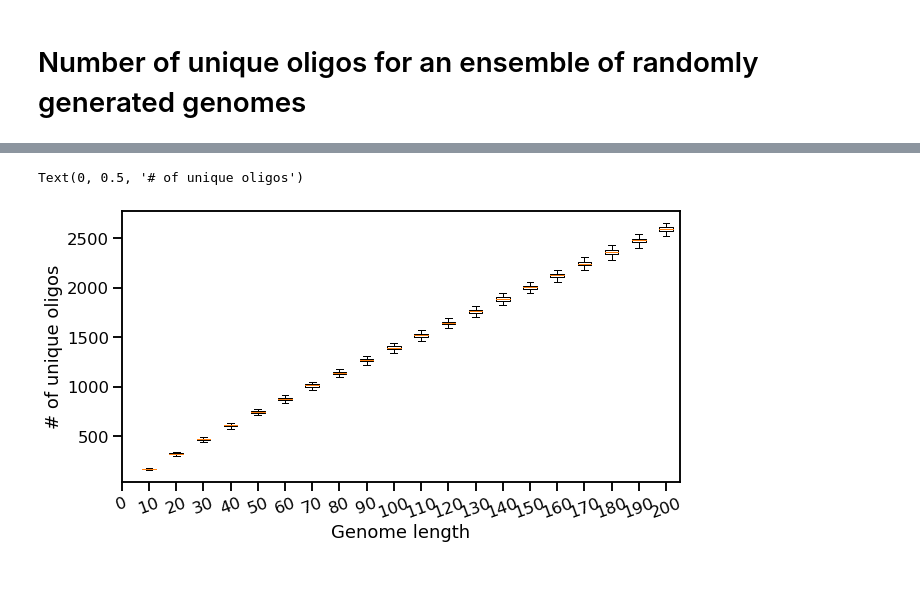
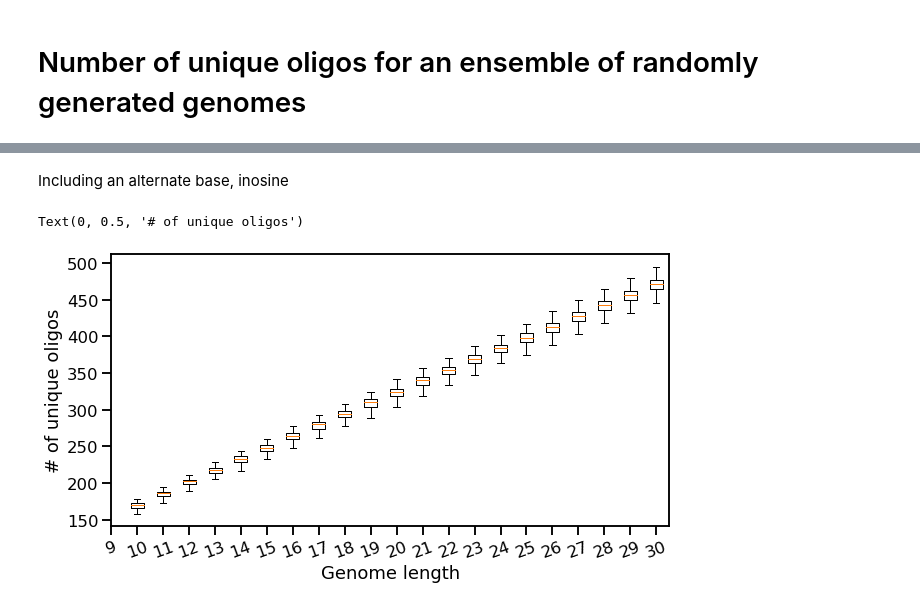
Before and after one commit to shriyaamittal/JWS_scripts, a Jupyter notebook: unique_oligos_virtual_circular_genome.ipynb, the cells around one changed output, grey strips where cells are left out. Saved outputs shown, nothing was run; the diff lists cells and outputs as text; code cells hidden in the pictures; blank space fills up the shorter version.

Commit message:
non-uniform distribution, inosine

```diff
--- a/unique_oligos_virtual_circular_genome.ipynb
+++ b/unique_oligos_virtual_circular_genome.ipynb
@@ -121,3 +166,7 @@ Unique oligos:          {'UU', 'UA', 'UUA', 'AUA', 'AAU', 'AA', 'UAU', 'UAA', 'A
+# %%
+distribution="residue_4_uniform_distribution"
+#distribution="residue_4_non_uniform_human_distribution"
+#distribution="residue_5_with_inosine"
 # %%
 smallest_genome_size=10
 largest_genome_size=31
@@ -140 +232,5 @@ np.save("data_L_10_31_step1_2_10.npy",data)
+# %%
+#distribution="residue_4_uniform_distribution"
+distribution="residue_4_non_uniform_human_distribution"
+#distribution="residue_5_with_inosine"
 # %%
@@ -160,8 +275,18 @@ step=10
 
 data=[]
 for L in range(smallest_genome_size,largest_genome_size,step): # Length of genome
-    num_unique_oligos_genome_length_L=func_run_iterations_collect_data(L,smallest_oligo_size,largest_oligo_size,N_ITER)
+    num_unique_oligos_genome_length_L=func_run_iterations_collect_data(L,smallest_oligo_size,largest_oligo_size,N_ITER,distribution)
     data.append(num_unique_oligos_genome_length_L)
 
 assert len(data)==(largest_genome_size-smallest_genome_size)/step
 assert len(data[0])==N_ITER
+
+np.save("data_L_10_210_step10_2_10_non_uniform_human.npy",data)
+
+plt.figure(figsize=(10,5))
+
+plt.boxplot(data,showfliers=False)
+
+plt.xticks(range(len(data)+1),range(smallest_genome_size-step,largest_genome_size,step),rotation=20)
+plt.xlabel("Genome length")
+plt.ylabel("# of unique oligos")
@@ -170,11 +296,36 @@ np.save("data_L_10_210_step10_2_10.npy",data)
+# %% [markdown]
+Including an alternate base, inosine
+# %%
+#distribution="residue_4_uniform_distribution"
+#distribution="residue_4_non_uniform_human_distribution"
+distribution="residue_5_with_inosine"
 # %%
+smallest_genome_size=10
+largest_genome_size=31
+
+smallest_oligo_size=2 # Smallest oligomer size
+largest_oligo_size=10 # Largest oligomer size
+
+N_ITER=10000
+step=1
+
+data=[]
+for L in range(smallest_genome_size,largest_genome_size,step): # Length of genome
+    num_unique_oligos_genome_length_L=func_run_iterations_collect_data(L,smallest_oligo_size,largest_oligo_size,N_ITER,distribution)
+    data.append(num_unique_oligos_genome_length_L)
+
+assert len(data)==(largest_genome_size-smallest_genome_size)/step
+assert len(data[0])==N_ITER
+
+np.save("data_L_10_31_step1_2_10_with_inosine.npy",data)
+
 plt.figure(figsize=(10,5))
 
 plt.boxplot(data,showfliers=False)
 
 plt.xticks(range(len(data)+1),range(smallest_genome_size-step,largest_genome_size,step),rotation=20)
 plt.xlabel("Genome length")
 plt.ylabel("# of unique oligos")
 # %% [output]
 Text(0, 0.5, '# of unique oligos')
-[figure, old version]
+[figure, new version]
```
Also changed, not shown: parts of 14 cells of this notebook.
